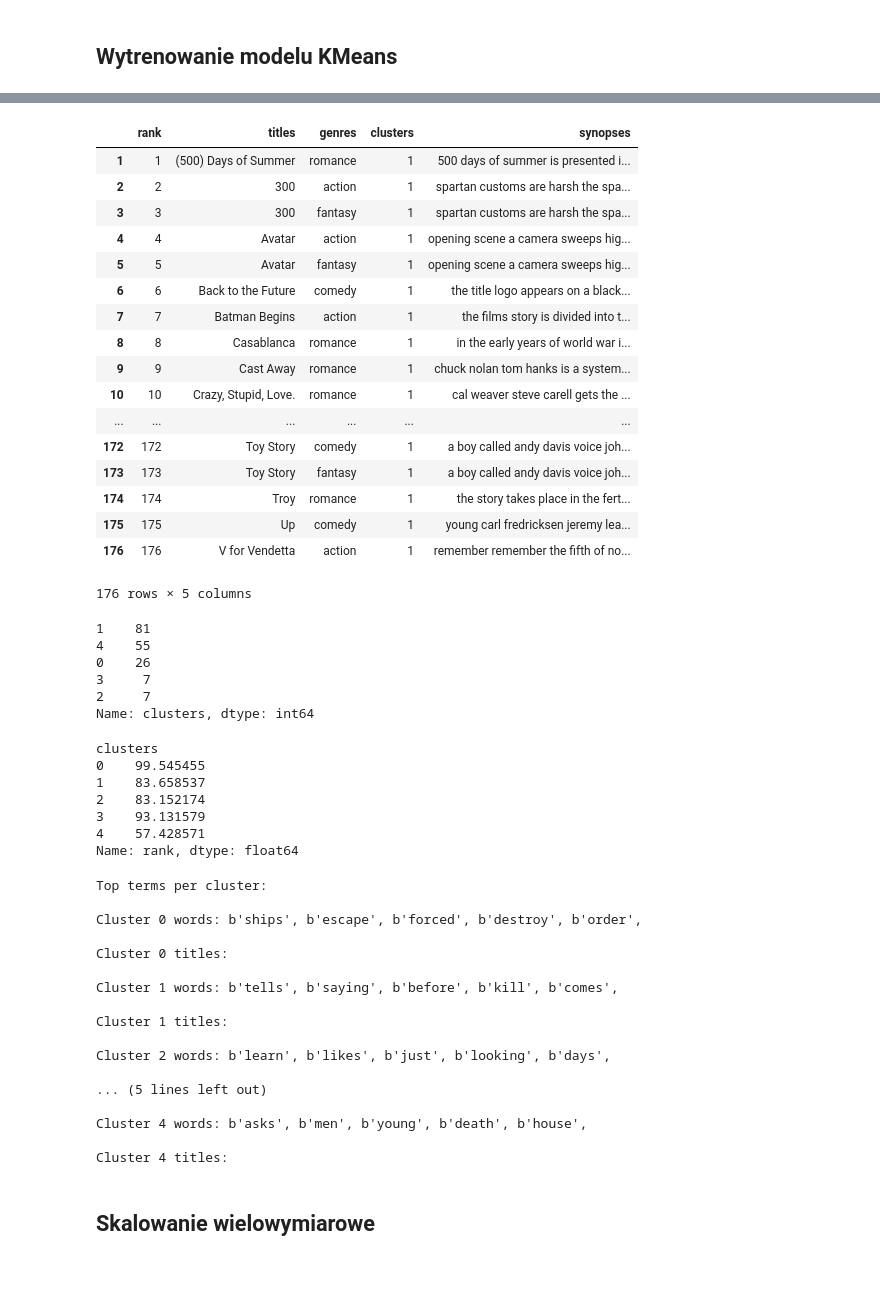
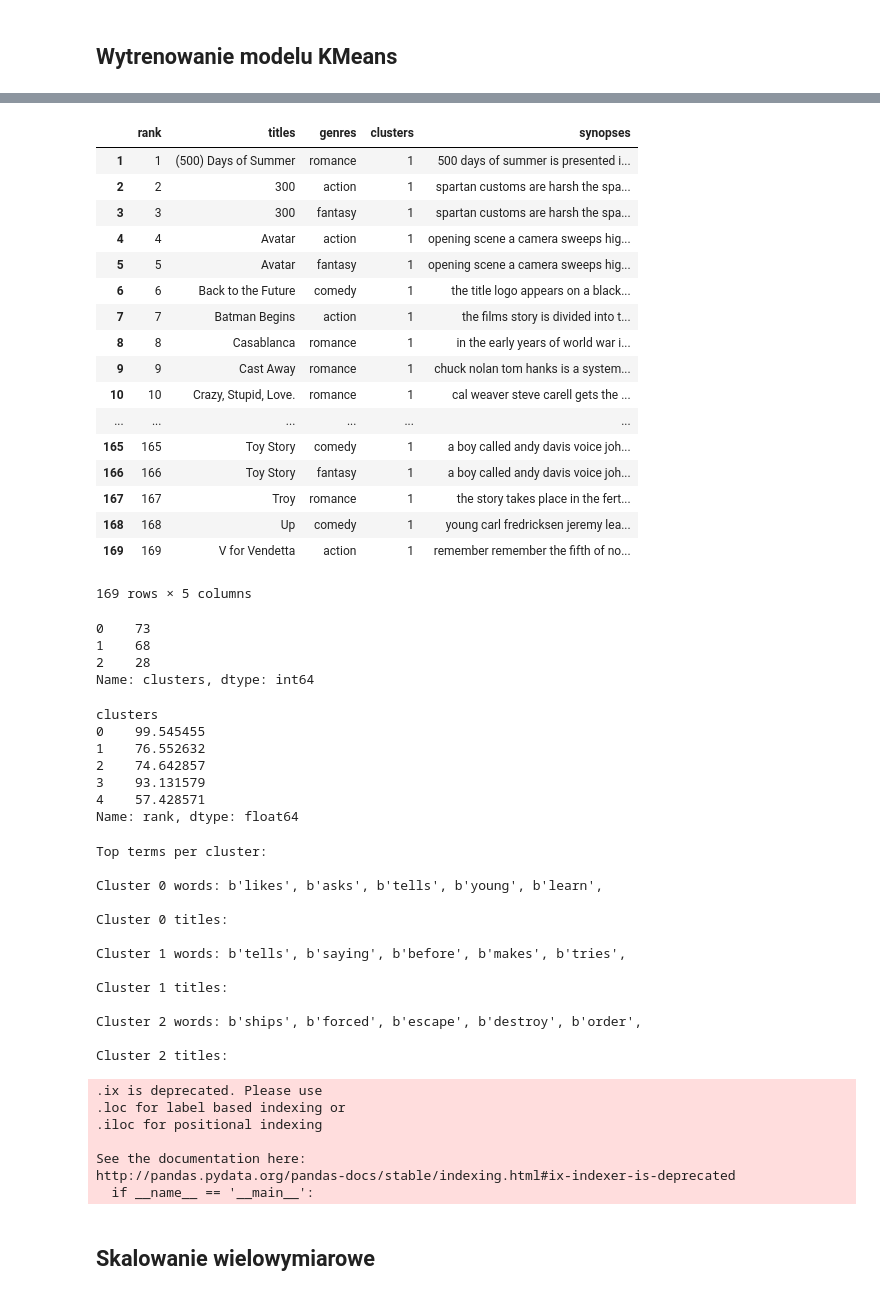
Before and after one commit to MartaKapielska/IMDBScraper, a Jupyter notebook: Synapses_Movies_Analysis.ipynb, the cells around one changed output, grey strips where cells are left out. Cells and saved outputs as stored; diff of their text form; code cells hidden in the pictures.

```diff
--- a/Synapses_Movies_Analysis.ipynb
+++ b/Synapses_Movies_Analysis.ipynb
@@ -50,7 +58,7 @@ from sklearn.cluster import KMeans
 # %%
 path =r'data'
 allFiles = glob.glob(path + "/*.txt")
-rank = list(range(1, 177))
+rank = list(range(1, 170))
 movies_df = pd.DataFrame(index = [rank])
 list_ = []
 for index, file_ in enumerate(allFiles):
@@ -77,12 +86,31 @@ W tej sekcji przeprowadzono oczyszczenie korpusu w nastepujacej kolejnosci:
 # %%
 stop = stopwords.words('english')
 wordnet_lemmatizer = WordNetLemmatizer()
+# Load spacy model for English: nlp
+nlp = spacy.load('en_core_web_sm', tagger=False, parser=False, matcher=False)
 
 movies_df['synopses'] = movies_df['synopses'].map(lambda x: re.sub(r'[^a-zA-Z_0-9\s]', '', str(x)))
-movies_df['synopses'] = movies_df['synopses'].str.lower()
+#alpha_only = [t for t in token_list if t.isalpha()]
+#movies_df['synopses'] = movies_df['synopses'].str.lower()
 movies_df['tokens'] = movies_df['synopses'].apply(word_tokenize)
+
+# Convert list of alpha-numeric tokens into a string: string
+string=' '.join(str(r) for v in movies_df['tokens'] for r in v)
+# Process whole documents
+doc = nlp(string)
+# Create a list of NERs
+ner=[]
+for entity in doc.ents:
+    ner.append(entity.text)
+
+#flat_list = [item for sublist in movies_df['tokens'].tolist() for item in sublist]
+#no_ner = [t.lower() for t in flat_list if t not in ner]
+movies_df['tokens'] = movies_df['tokens'].apply(lambda x: [item for item in x if item not in ner])
+#movies_df['tokens'] = movies_df['tokens'].str.lower()
+# Print unique no-NER tokens
+#print(set(no_ner))
 #movies_df['tokens'] = movies_df["tokens"].apply(lambda x: [stemmer.stem(y) for y in x])
 movies_df['tokens'] = movies_df["tokens"].apply(lambda x: [wordnet_lemmatizer.lemmatize(y) for y in x])
+#movies_df['tokens'] = movies_df['tokens'].str.lower()
 movies_df['tokens'] = movies_df['tokens'].apply(lambda x: [item for item in x if item not in stop])
-movies_df
 # %% [output]
@@ -199,13 +201,8 @@ dist = 1 - cosine_similarity(tfidf_matrix)
 # %%
-#ZROBIC ELBOw NA ILOSC CLUSTROW
-
 from sklearn.cluster import KMeans
 
-num_clusters = 5
-
+num_clusters = 3
 km = KMeans(n_clusters=num_clusters)
-
 %time km.fit(tfidf_matrix)
-
 clusters = km.labels_.tolist()
 # %% [output]
@@ -214,35 +211,32 @@ Wall time: 515 ms
 # %%
 movies = {'rank': rank, 'titles': titles, 'genres': genres, 'clusters': clusters, 'synopses': synopses}
 movies_clusters_df = pd.DataFrame(movies , index = [rank] ,columns = ['rank', 'titles', 'genres', 'clusters', 'synopses'])
-movies_clusters_df
 # %% [output]
 |  | rank | titles | genres | clusters | synopses |
 | 1 | 1 | (500) Days of Summer | romance | 1 | 500 days of summer is presented i... |
 | 2 | 2 | 300 | action | 1 | spartan customs are harsh the spa... |
 | 3 | 3 | 300 | fantasy | 1 | spartan customs are harsh the spa... |
 | 4 | 4 | Avatar | action | 1 | opening scene a camera sweeps hig... |
 | 5 | 5 | Avatar | fantasy | 1 | opening scene a camera sweeps hig... |
 | 6 | 6 | Back to the Future | comedy | 1 | the title logo appears on a black... |
 | 7 | 7 | Batman Begins | action | 1 | the films story is divided into t... |
 | 8 | 8 | Casablanca | romance | 1 | in the early years of world war i... |
 | 9 | 9 | Cast Away | romance | 1 | chuck nolan tom hanks is a system... |
 | 10 | 10 | Crazy, Stupid, Love. | romance | 1 | cal weaver steve carell gets the ... |
 | ... | ... | ... | ... | ... | ... |
-| 172 | 172 | Toy Story | comedy | 1 | a boy called andy davis voice joh... |
-| 173 | 173 | Toy Story | fantasy | 1 | a boy called andy davis voice joh... |
-| 174 | 174 | Troy | romance | 1 | the story takes place in the fert... |
-| 175 | 175 | Up | comedy | 1 | young carl fredricksen jeremy lea... |
-| 176 | 176 | V for Vendetta | action | 1 | remember remember the fifth of no... |
+| 165 | 165 | Toy Story | comedy | 1 | a boy called andy davis voice joh... |
+| 166 | 166 | Toy Story | fantasy | 1 | a boy called andy davis voice joh... |
+| 167 | 167 | Troy | romance | 1 | the story takes place in the fert... |
+| 168 | 168 | Up | comedy | 1 | young carl fredricksen jeremy lea... |
+| 169 | 169 | V for Vendetta | action | 1 | remember remember the fifth of no... |
-176 rows × 5 columns
+169 rows × 5 columns
 # %%
 movies_clusters_df.head()
 movies_clusters_df.clusters.value_counts()
 # %% [output]
-1    81
-4    55
-0    26
-3     7
-2     7
+0    73
+1    68
+2    28
 Name: clusters, dtype: int64
 # %%
 grouped = movies_clusters_df['rank'].groupby(frame['clusters'])
@@ -250,8 +244,8 @@ grouped.mean()
 # %% [output]
 clusters
 0    99.545455
-1    83.658537
-2    83.152174
+1    76.552632
+2    74.642857
 3    93.131579
 4    57.428571
 Name: rank, dtype: float64
@@ -275,21 +269,24 @@ for i in range(num_clusters):
 # %% [output]
 Top terms per cluster:
 
-Cluster 0 words: b'ships', b'escape', b'forced', b'destroy', b'order',
+Cluster 0 words: b'likes', b'asks', b'tells', b'young', b'learn',
 
 Cluster 0 titles:
 
-Cluster 1 words: b'tells', b'saying', b'before', b'kill', b'comes',
+Cluster 1 words: b'tells', b'saying', b'before', b'makes', b'tries',
 
 Cluster 1 titles:
 
-Cluster 2 words: b'learn', b'likes', b'just', b'looking', b'days',
+Cluster 2 words: b'ships', b'forced', b'escape', b'destroy', b'order',
 
-... (5 lines left out)
-
-Cluster 4 words: b'asks', b'men', b'young', b'death', b'house',
-
-Cluster 4 titles:
+Cluster 2 titles:
+.ix is deprecated. Please use
+.loc for label based indexing or
+.iloc for positional indexing
+
+See the documentation here:
+http://pandas.pydata.org/pandas-docs/stable/indexing.html#ix-indexer-is-deprecated
+  if __name__ == '__main__':
 # %% [markdown]
 ## Skalowanie wielowymiarowe
 # %%
```
Also changed, not shown: parts of 22 cells of this notebook.
